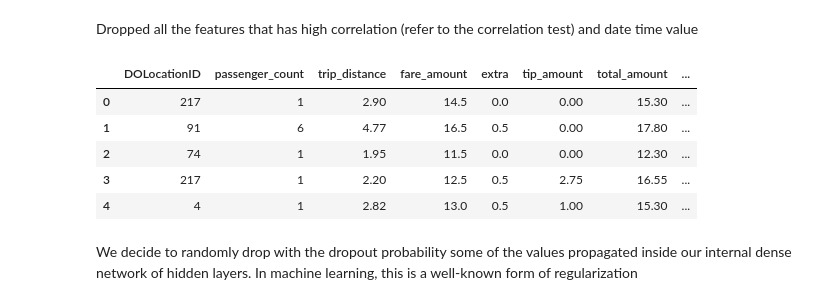
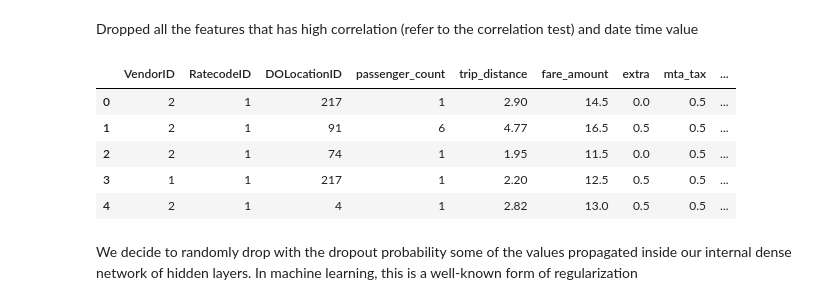
Before and after one commit to EkramulHoque/Intelligent_Transportation_for_Future_Cities_Machine_Learning_in_Taxi_Industry, a Jupyter notebook: multi_layer_perceptron.ipynb, the cells around one changed output. Drawn from its saved outputs; the diff is of its cells as text; code cells hidden in the pictures.

```diff
--- a/multi_layer_perceptron.ipynb
+++ b/multi_layer_perceptron.ipynb
@@ -47,18 +60,22 @@ memory usage: 300.7+ MB
 # %% [markdown]
 Dropped all the features that has high correlation (refer to the correlation test) and date time value
 # %%
-X = dataset.drop(columns=['dispatch','trip_type', 'VendorID','improvement_surcharge','payment_type','mta_tax','ride_time_sec',
-                         'RatecodeID','tolls_amount','PUT','DOT'],axis=1)
+# X = dataset.drop(columns=['dispatch','trip_type', 'VendorID','improvement_surcharge','payment_type','mta_tax','ride_time_sec',
+#                          'RatecodeID','tolls_amount','PUT','DOT'],axis=1)
+X = dataset.drop(columns=['PUT','DOT','day','zone'],axis=1)
+#X = dataset.drop('zone',axis=1)
+#X = dataset[['extra', 'trip_type','trip_distance','payment_type','mta_tax']]
+#X = dataset[['VendorID','RatecodeID','passenger_count','trip_distance','fare_amount','extra','mta_tax','tip_amount','tolls_amount','improvement_surcharge','total_amount','dispatch','TMAX','ride_time_sec']]
 y = dataset['zone']
-
+del dataset
 X.head()
 # %% [output]
-|  | DOLocationID | passenger_count | trip_distance | fare_amount | extra | tip_amount | total_amount | ... |
-| 0 | 217 | 1 | 2.90 | 14.5 | 0.0 | 0.00 | 15.30 | ... |
-| 1 | 91 | 6 | 4.77 | 16.5 | 0.5 | 0.00 | 17.80 | ... |
-| 2 | 74 | 1 | 1.95 | 11.5 | 0.0 | 0.00 | 12.30 | ... |
-| 3 | 217 | 1 | 2.20 | 12.5 | 0.5 | 2.75 | 16.55 | ... |
-| 4 | 4 | 1 | 2.82 | 13.0 | 0.5 | 1.00 | 15.30 | ... |
+|  | VendorID | RatecodeID | DOLocationID | passenger_count | trip_distance | fare_amount | extra | mta_tax | ... |
+| 0 | 2 | 1 | 217 | 1 | 2.90 | 14.5 | 0.0 | 0.5 | ... |
+| 1 | 2 | 1 | 91 | 6 | 4.77 | 16.5 | 0.5 | 0.5 | ... |
+| 2 | 2 | 1 | 74 | 1 | 1.95 | 11.5 | 0.0 | 0.5 | ... |
+| 3 | 1 | 1 | 217 | 1 | 2.20 | 12.5 | 0.5 | 0.5 | ... |
+| 4 | 2 | 1 | 4 | 1 | 2.82 | 13.0 | 0.5 | 0.5 | ... |
 # %% [markdown]
 We decide to randomly drop with the dropout probability some of the values propagated inside our internal dense network of hidden layers. In machine learning, this is a well-known form of regularization
 # %%
```
Also changed, not shown: parts of 18 cells of this notebook.
